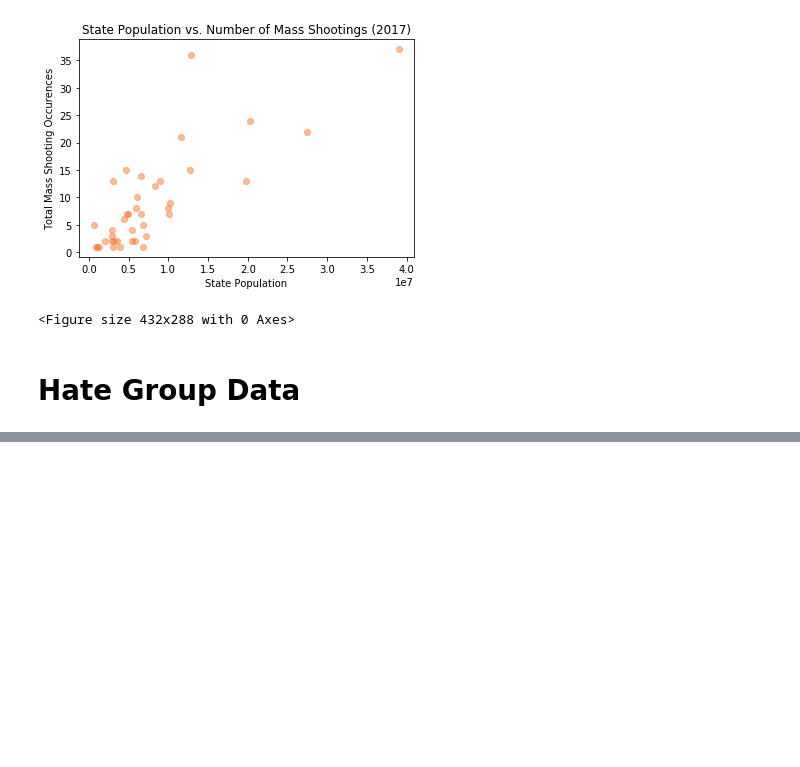
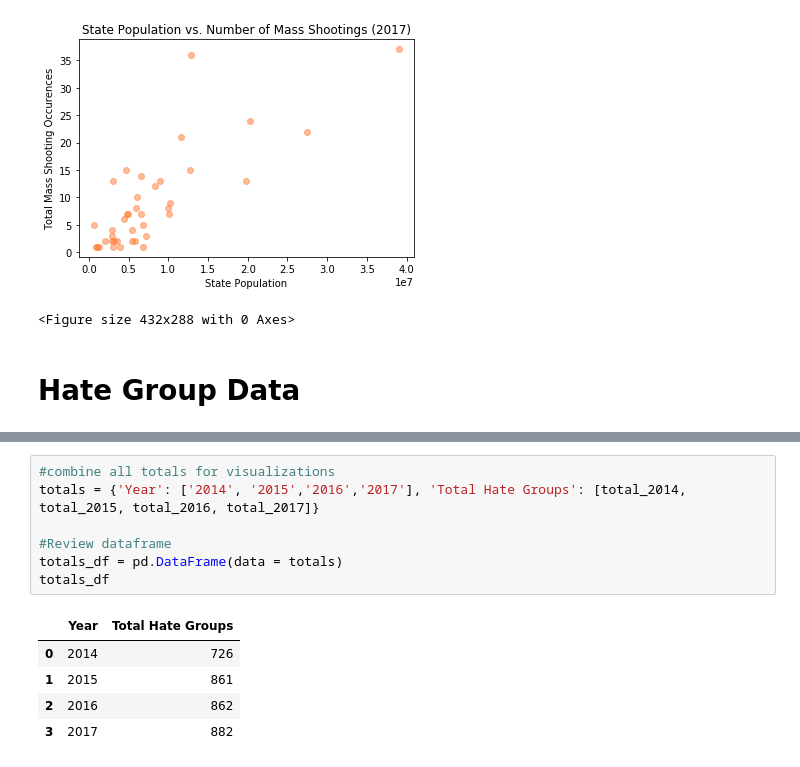
Before and after one commit to lprymak/Project1, a Jupyter notebook: Final_Data_Analysis.ipynb, the cells around one changed output, grey strips where cells are left out. Cells and saved outputs as stored; diff of their text form; blank space fills up the shorter version.

```diff
--- a/Final_Data_Analysis.ipynb
+++ b/Final_Data_Analysis.ipynb
@@ -596,0 +693,13 @@ plt.savefig('Plots/Population.png')
+# %%
+#combine all totals for visualizations
+totals = {'Year': ['2014', '2015','2016','2017'], 'Total Hate Groups': [total_2014, total_2015, total_2016, total_2017]}
+
+#Review dataframe
+totals_df = pd.DataFrame(data = totals)
+totals_df
+# %% [output]
+|  | Year | Total Hate Groups |
+| 0 | 2014 | 726 |
+| 1 | 2015 | 861 |
+| 2 | 2016 | 862 |
+| 3 | 2017 | 882 |
```
Also changed, not shown: parts of 20 cells of this notebook, 1 other file.
